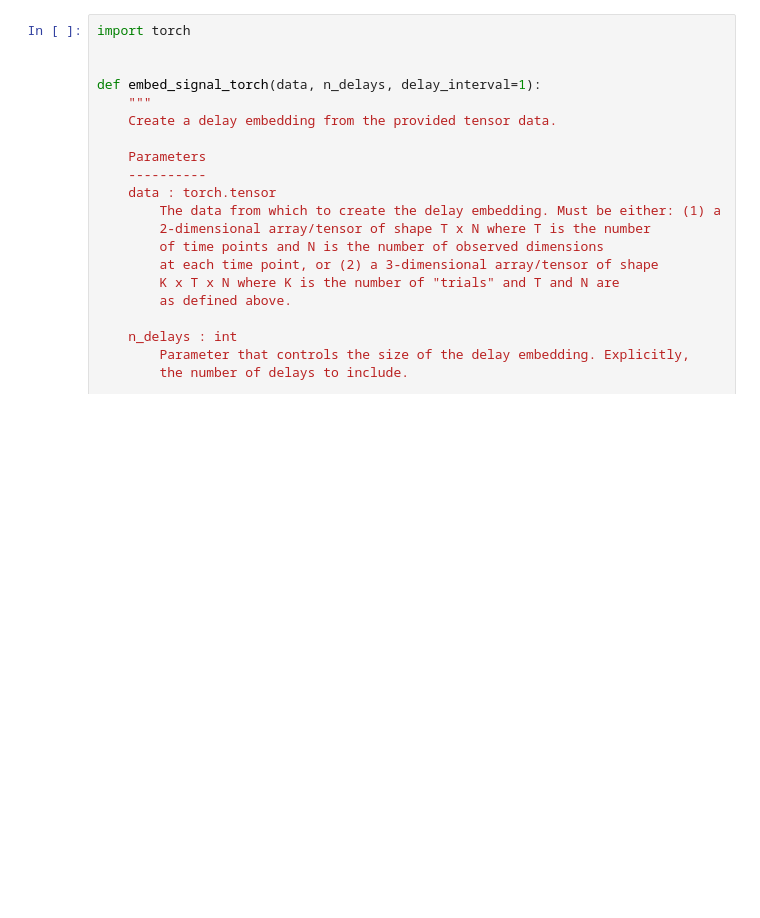
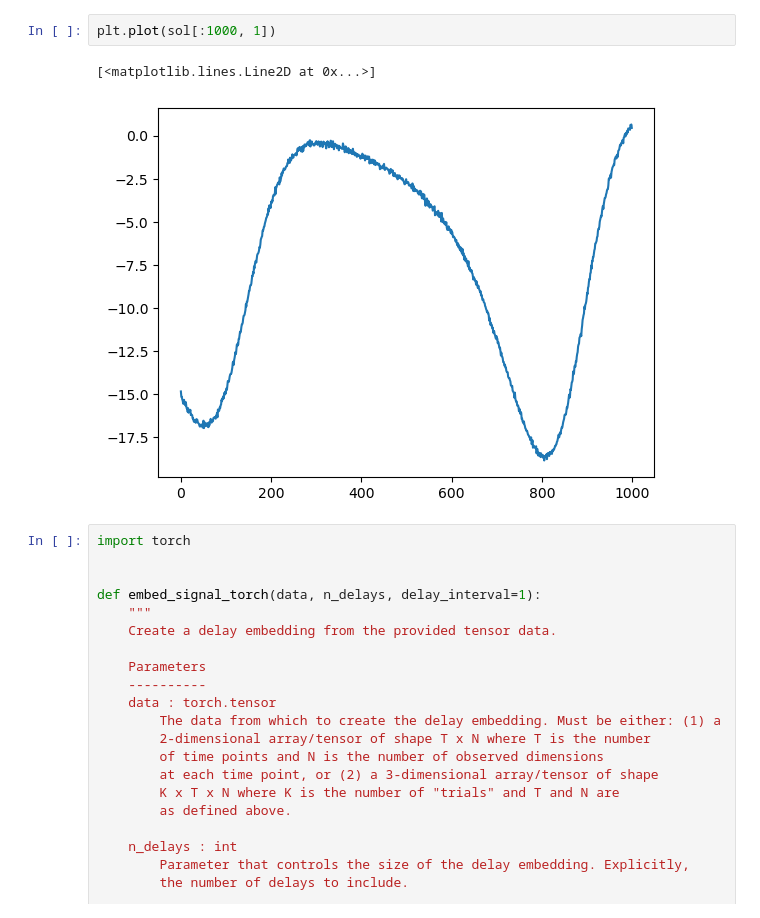
Before and after one commit to mitchellostrow/nn_delay_embeddings, a Jupyter notebook: notebooks/4-11-24 delays_test.ipynb, the cells around one changed output. Saved outputs shown, nothing was run; the diff lists cells and outputs as text; blank space fills up the shorter version.

```diff
--- a/notebooks/4-11-24 delays_test.ipynb
+++ b/notebooks/4-11-24 delays_test.ipynb
@@ -19,3 +21,8 @@ ax[1].plot(sol[:, 1])
+# %%
+plt.plot(sol[:1000, 1])
+# %% [output]
+[<matplotlib.lines.Line2D at 0x...>]
+[figure, added]
 # %%
 import torch
 
```
Also changed, not shown: parts of 3 cells of this notebook, 11 other files.
